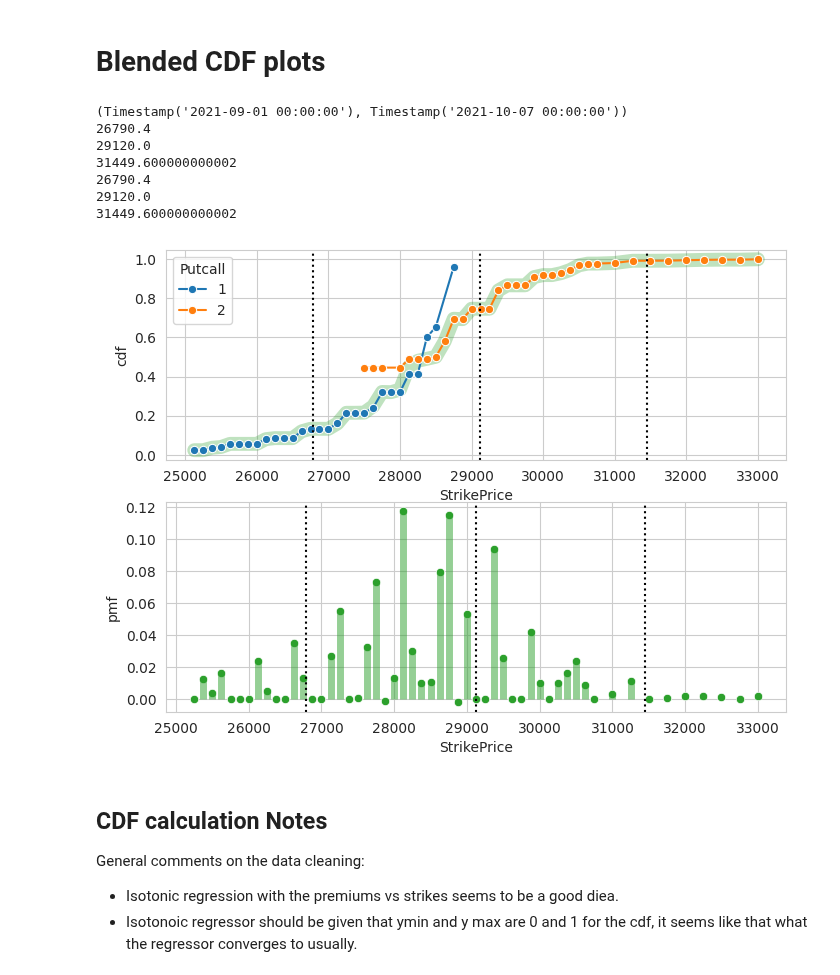
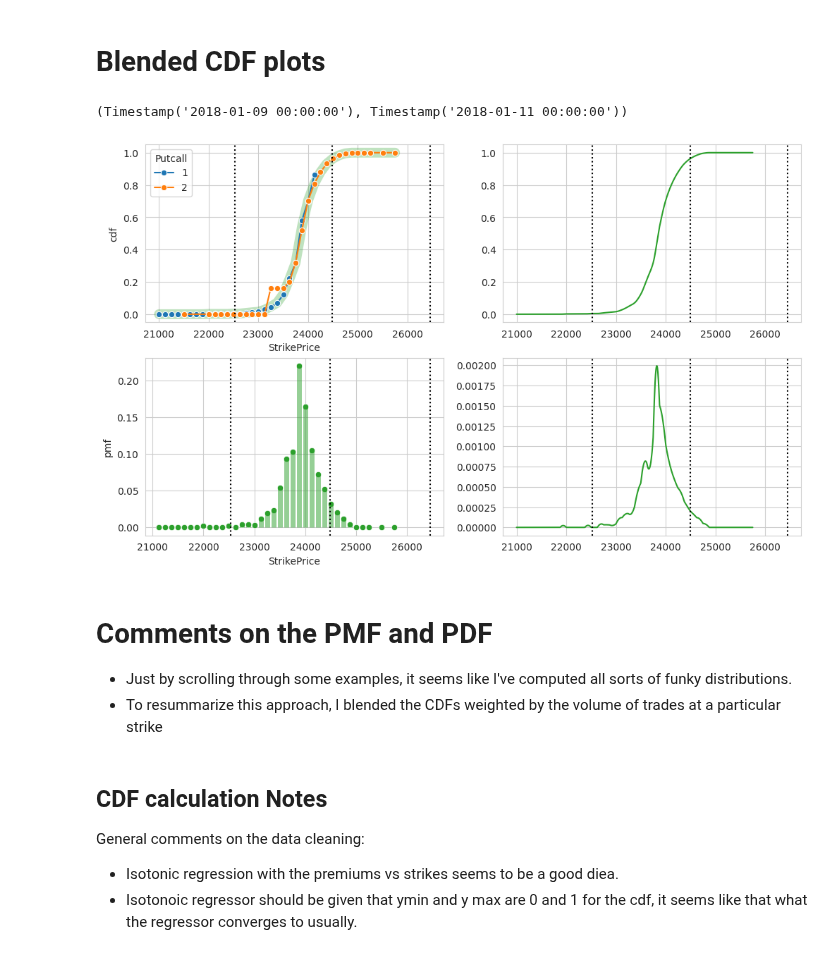
Before and after one commit to FlyingCurryMonster/JPY-equities, a Jupyter notebook: implied-probability-distributions.ipynb, the cells around one changed output. Cells and saved outputs as stored; diff of their text form; code cells hidden in the pictures.

Commit message:
pdfs computed from smooth approximation

```diff
--- a/implied-probability-distributions.ipynb
+++ b/implied-probability-distributions.ipynb
@@ -500,36 +516,51 @@ implied['K'] = implied.index.get_level_values('StrikePrice')
 # Blended CDF plots
 # %%
 
-i = 3000
+i = 93
 example = contract_list.index[i]
 print(example[:-1])
 df = options.loc[example[:-1]]
 imp_df = implied.loc[example[:-1]]
 
-fig, ax = plt.subplots(2,1,figsize = (8,6) )
+x_data = imp_df.index.get_level_values(-1)
+y_data = imp_df.cdf.values
+interp = PchipInterpolator(x= x_data, y = y_data)
+x_samp = np.linspace(x_data.min(), x_data.max(), num = 1000)
+y_samp = interp(x_samp)
+dydx = np.gradient(y_samp)/np.gradient(x_samp)
 
-sns.lineplot(imp_df, x='StrikePrice', y='cdf', ax=ax[0], color = 'tab:green', linewidth = 10,alpha =0.3)
-sns.lineplot(df, x = 'StrikePrice', y = 'cdf_iso_weighted', marker = 'o', ax=ax[0], **plot_args)
+fig, ax = plt.subplots(2,2,figsize = (8*1.5,6*1.2) )
 
 
-sns.scatterplot(imp_df, x = 'StrikePrice', y='pmf', ax = ax[1], alpha = 1, color='tab:green')
+# AXES[0,0] CDF blending
+sns.lineplot(imp_df, x='StrikePrice', y='cdf', ax=ax[0, 0], color = 'tab:green', linewidth = 10,alpha =0.3)
+sns.lineplot(df, x = 'StrikePrice', y = 'cdf_iso_weighted', marker = 'o', ax=ax[0, 0], **plot_args)
+
+# AXES[1, 0]
+sns.scatterplot(imp_df, x = 'StrikePrice', y='pmf', ax = ax[1, 0], alpha = 1, color='tab:green')
 for i, row in imp_df.iterrows():
-    ax[1].vlines(row['K'], 0, row['pmf'], alpha =0.5, linewidth = 5, color = 'tab:green')
+    ax[1, 0].vlines(row['K'], 0, row['pmf'], alpha =0.5, linewidth = 5, color = 'tab:green')
+
+# AXES[0,1]
+ax[0, 1].plot(x_samp, y_samp, color='tab:green')
+
+# AXES[1, 1]
+ax[1,1].plot(x_samp, dydx, color='tab:green')
+
 
 # Annotations
-for a in ax:
-    for percentile in [0.92, 1, 1.08]:
-        print(df['UnderlyingClose'].iloc[0]*percentile)
-        a.axvline(df['UnderlyingClose'].iloc[0]*percentile, color = 'k', linestyle = ':')
+for axe in ax:
+    for a in axe:
+        for percentile in [0.92, 1, 1.08]:
+            # print(df['UnderlyingClose'].iloc[0]*percentile)
+            a.axvline(df['UnderlyingClose'].iloc[0]*percentile, color = 'k', linestyle = ':')
 # %% [output]
-(Timestamp('2021-09-01 00:00:00'), Timestamp('2021-10-07 00:00:00'))
-26790.4
-29120.0
-31449.600000000002
-26790.4
-29120.0
-31449.600000000002
+(Timestamp('2018-01-09 00:00:00'), Timestamp('2018-01-11 00:00:00'))
-[figure, old version]
+[figure, new version]
+# %% [markdown]
+# Comments on the PMF and PDF
+* Just by scrolling through some examples, it seems like I've computed all sorts of funky distributions.
+* To resummarize this approach, I blended the CDFs weighted by the volume of trades at a particular strike
 # %%
 # options.groupby(['Date', 'Expiry'], group_keys=False).apply()
 # %% [markdown]
```
Also changed, not shown: parts of 5 cells of this notebook.
